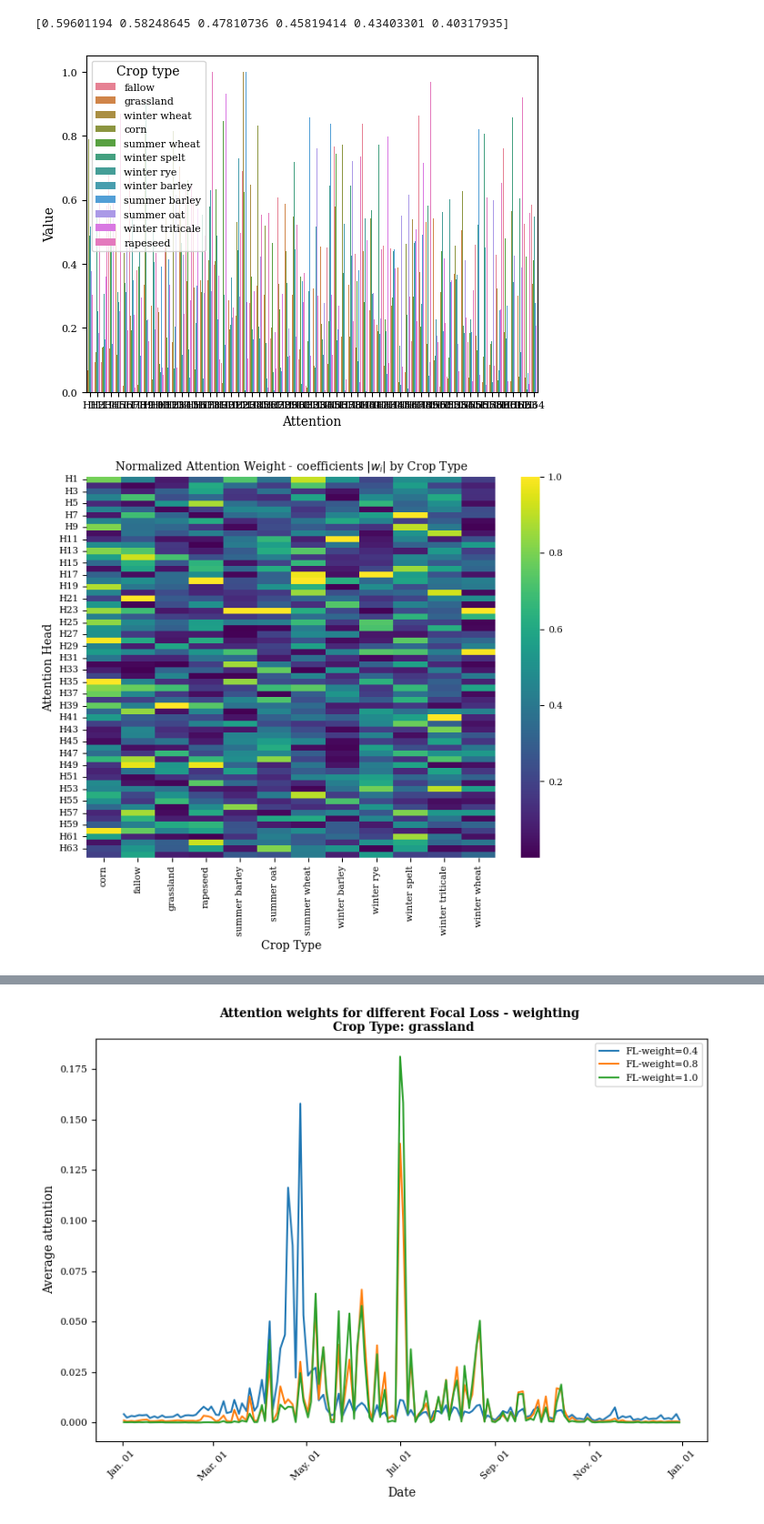
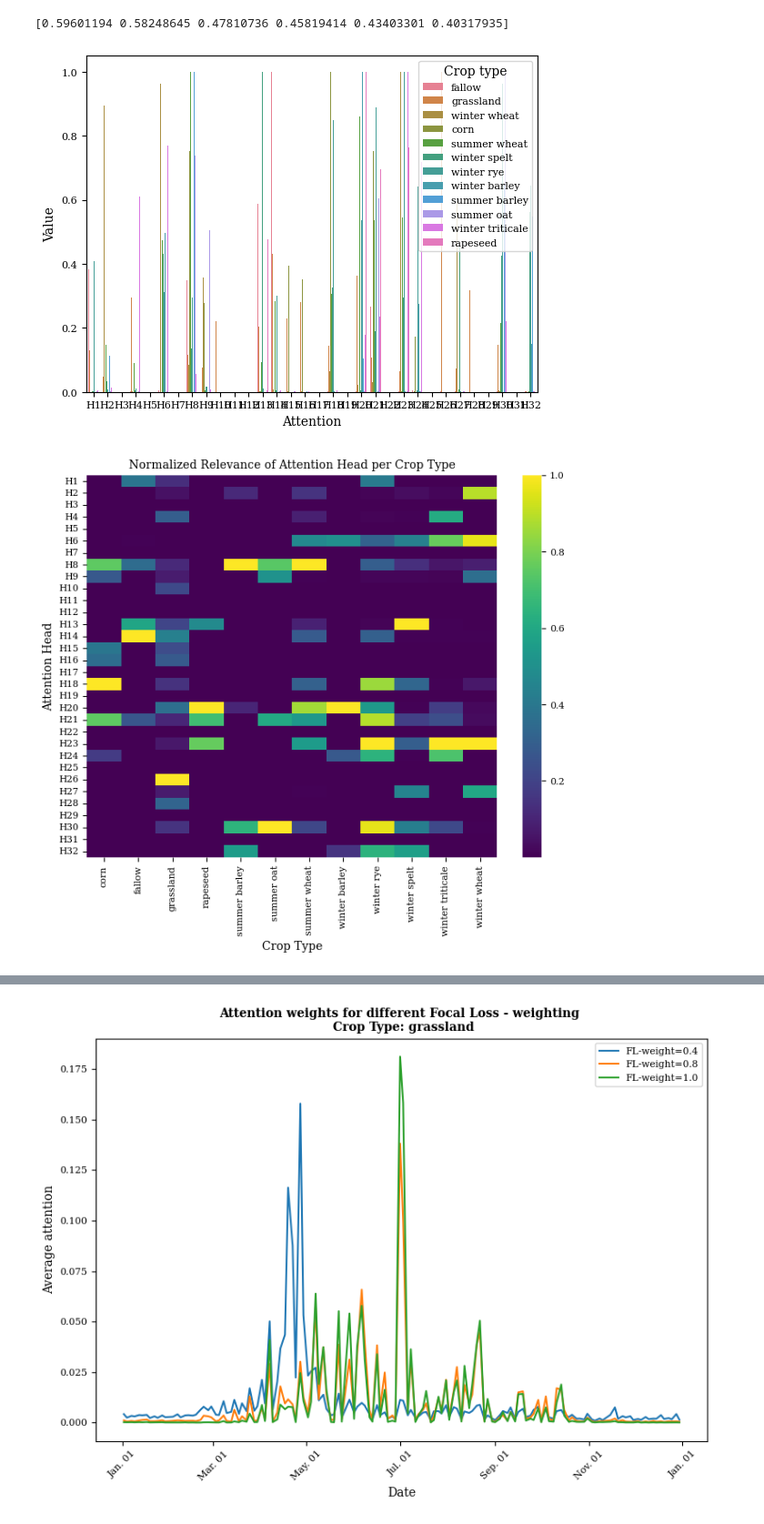
Before and after one commit to IvicaObadic/crop-type-classification-explainability, a Jupyter notebook: notebooks/explaining_attention_weights_patterns.ipynb, the cells around one changed output, grey strips where cells are left out. Shown at 91% size. Cells and saved outputs as stored; diff of their text form; code cells hidden in the pictures.

```diff
--- a/notebooks/explaining_attention_weights_patterns.ipynb
+++ b/notebooks/explaining_attention_weights_patterns.ipynb
@@ -23,8 +23,8 @@ from explainability_analysis.crop_spectral_signature_analysis import *
 from explainability_analysis.visualization_functions import *
 from explainability_analysis.visualization_constants import *
 
-figure_results_path = "/home/luca/luca_docker/results/crop-type-classification-explainability/plots/attn_weights_patterns"
-base_model_path = "/home/luca/luca_docker/results/crop-type-classification-explainability/paper"
+figure_results_path = "/home/luca/luca_docker/results/figures"
+base_model_path = "/home/luca/luca_docker/results/crop-type-classification-explainability"#/paper"
 
 def get_attn_and_signature_for_top_n_attention_dates(temporal_attn_weights, spectral_indices, sorting_column="Attention", num_dates=3, occluded_class=None):
     temporal_attn_weights_filtered_classes = temporal_attn_weights.loc[~temporal_attn_weights["Crop type"].isin(CLASSES_TO_EXCLUDE)]
@@ -61,9 +61,7 @@ def plot_attn_weights_corr(temporal_attention_weights, plot_label, target_classe
     plt.savefig(os.path.join(figure_results_path, '{}.eps'.format(plot_label)), dpi=400)
 
 dataset = 'BavarianCrops' # BavarianCrops
-encoder = 'ltae_original'
-loss_fn = 'rmse/'
-alpha = 1.0
+l1_loss_reg = 'True'
 # %% [output]
 2.0.0+cu117
 /home/luca/luca_docker/crop-type-classification-explainability
@@ -130,28 +128,29 @@ plt.rcParams.update(tex_fonts_false)
 if dataset == 'BavarianCrops':
     num_classes = 12
     emb_dim = 512
-    num_heads = 64
+    num_heads = 32
     # timestamp = '1758575982'
-    timestamp = '1761223401'
+    timestamp = '1767026467'
     target_classes = ["grassland","corn", "summer barley", "winter wheat", "winter barley"]
 elif dataset == 'DENETHOR':
     num_classes = 9
-    emb_dim = 1024
+    emb_dim = 512
     num_heads = 32
-    timestamp = '1748852964'
+    timestamp = '1768066520'
     # target_classes = ["wheat", "rye", "barley", "oats", "corn", "root crops"]#, "oil seeds", "meadows", "forage crops"]
     target_classes = ["meadows", "forage crops", "wheat", "rye", "corn"]#, "oil seeds", "meadows", "forage crops"]
 
-
-if encoder == 'ltae' or encoder == 'ltae_original':
+lightweight = True
+if lightweight:
     attention_head_columns = [f'Attention_H{k+1}' for k in range(num_heads)]
 else:
     attention_head_columns= attention_head_columns = ['Attention']
 
+# Load attention weights
+temporal_attn_weights, temporal_attn_date_class_avg, avg_attention_per_obs_acq_date = get_attn_weights_patterns(base_model_path, "all_dates", timestamp, emb_dim, num_heads, loss_reg='True', target_classes=None, dataset=dataset) # bias=True - 1726567787
+attn_vars = temporal_attn_weights.groupby(["Crop type", "Date"]).std(numeric_only=True).fillna(0).reset_index()
 
-# temporal_attn_weights, temporal_attn_date_class_avg, avg_attention_per_obs_acq_date = get_attn_weights_patterns(base_model_path, "all_dates", timestamp, emb_dim, num_heads, encoder, alpha, target_classes=None, dataset=dataset) # bias=True - 1726567787
-# attn_vars = temporal_attn_weights.groupby(["Crop type", "Date"]).std(numeric_only=True).fillna(0).reset_index()
-
-weights_outlinear_per_weight = get_out_weigths_per_attention(base_model_path, "all_dates", timestamp, emb_dim, num_heads, encoder, alpha, dataset=dataset)
+# Load parameters of outlinear layer
+weights_outlinear_per_weight = get_out_weigths_per_attention(base_model_path, "all_dates", timestamp, emb_dim, num_heads, l1_loss_reg, dataset=dataset)
 # %% [output]
 Run training on newly implemented Lightweight Temporal Attention Encoder (LTAE)
@@ -442,10 +319,10 @@ print(top_n_weights)
 # %% [output]
 [0.59601194 0.58248645 0.47810736 0.45819414 0.43403301 0.40317935]
 # %%
-visualize_attention_coefficients(weights_outlinear_per_weight, target_classes=None, normalize=True)
+visualize_attention_coefficients(figure_results_path, weights_outlinear_per_weight, target_classes=None, normalize=True, label=f'_h={num_heads}_e={emb_dim}_{dataset}')
 # %% [output]
-[figure, old version]
+[figure, new version]
-[figure, old version]
+[figure, new version]
 # %%
 TIMESTAMPS = ["1739601552", "1739645135", "1739521676"]
 FL_weights_list=["0.4", "0.8", "1.0"]
```
Also changed, not shown: parts of 5 cells of this notebook, 14 other files.
